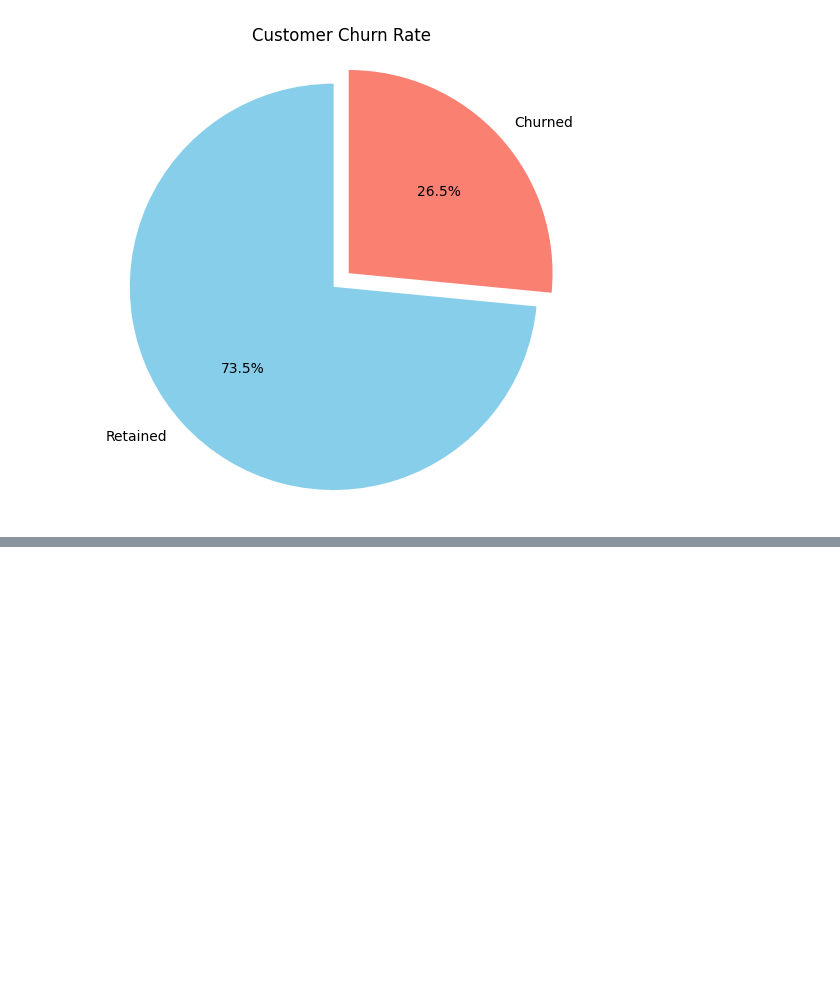
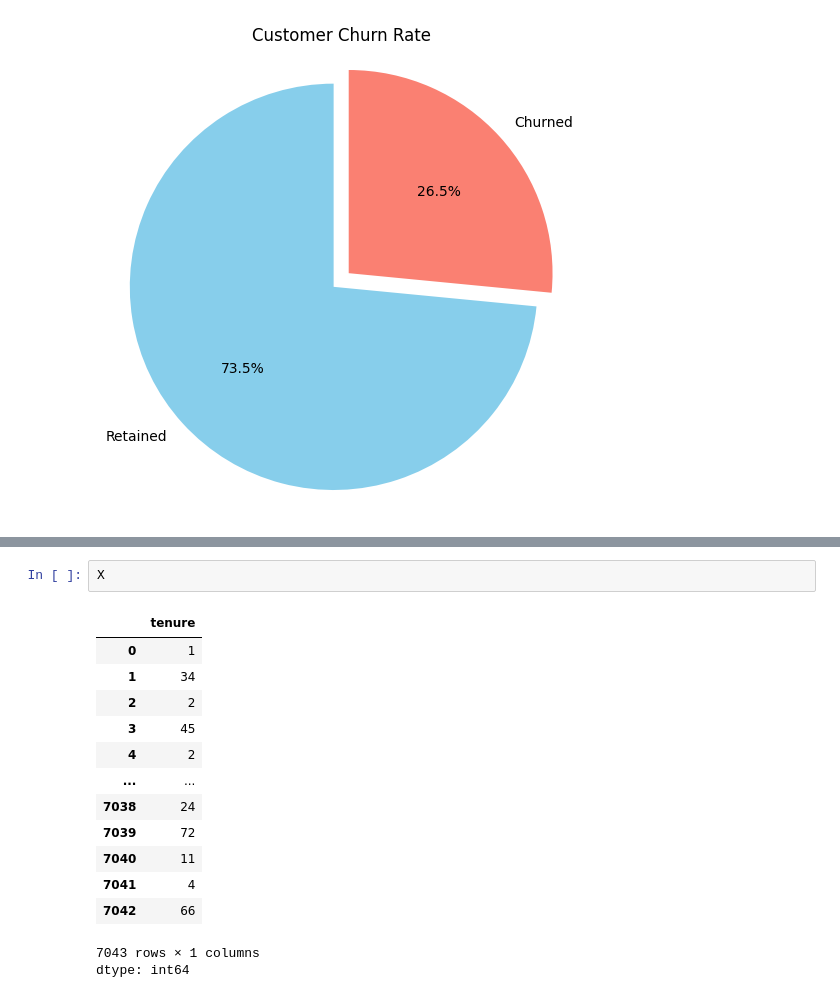
Before and after one commit to Saitejamacha/Data_Science_-_AI_ML, a Jupyter notebook: Customer_Churn__Project_26_07_2025.ipynb, the cells around one changed output, grey strips where cells are left out. Drawn from its saved outputs; the diff is of its cells as text; blank space fills up the shorter version.

```diff
--- a/Customer_Churn__Project_26_07_2025.ipynb
+++ b/Customer_Churn__Project_26_07_2025.ipynb
@@ -180,0 +237,17 @@ plt.show()
+# %%
+X
+# %% [output]
+|  | tenure |
+| 0 | 1 |
+| 1 | 34 |
+| 2 | 2 |
+| 3 | 45 |
+| 4 | 2 |
+| ... | ... |
+| 7038 | 24 |
+| 7039 | 72 |
+| 7040 | 11 |
+| 7041 | 4 |
+| 7042 | 66 |
+7043 rows × 1 columns
+dtype: int64
```
Also changed, not shown: parts of 66 cells of this notebook.
